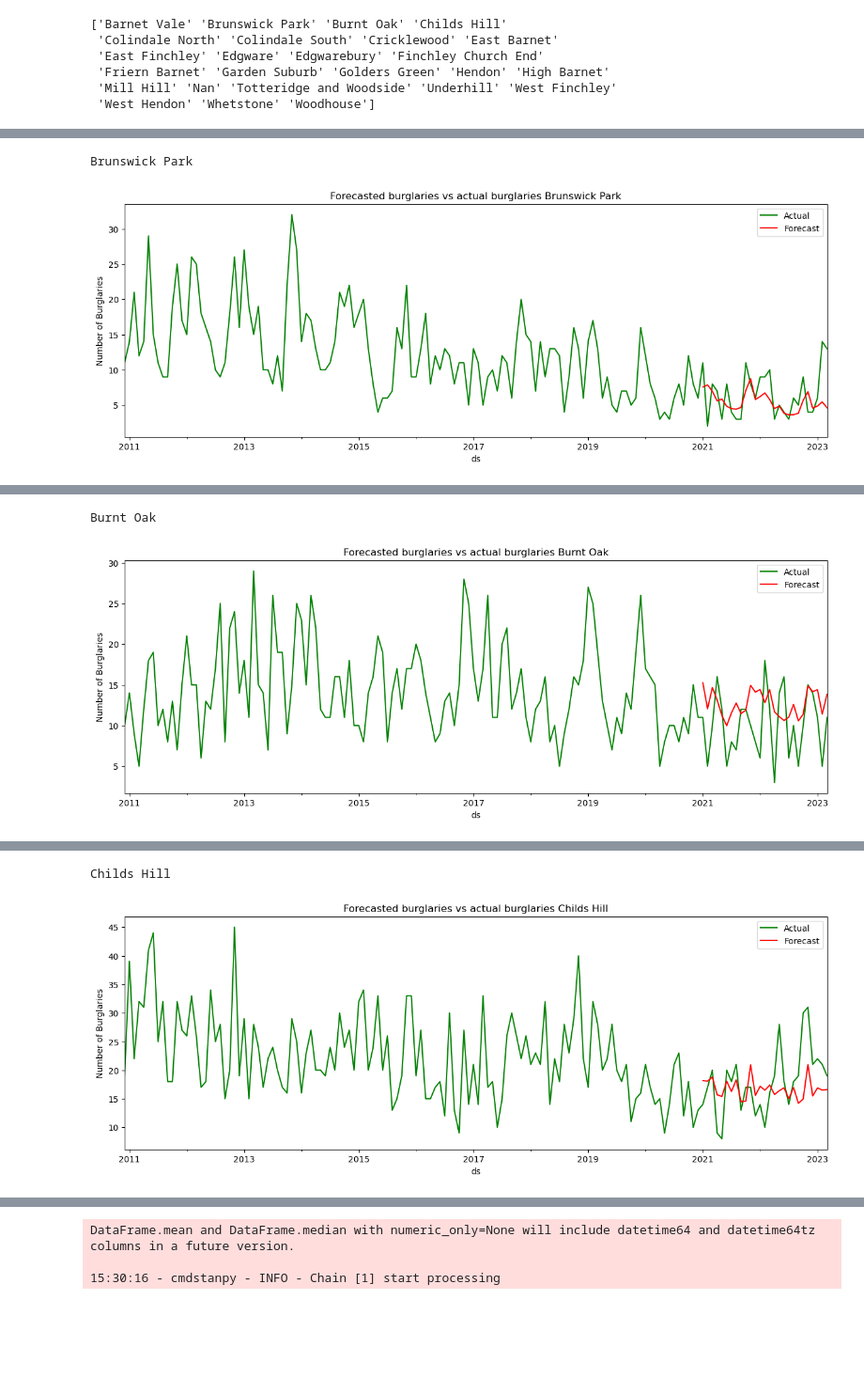
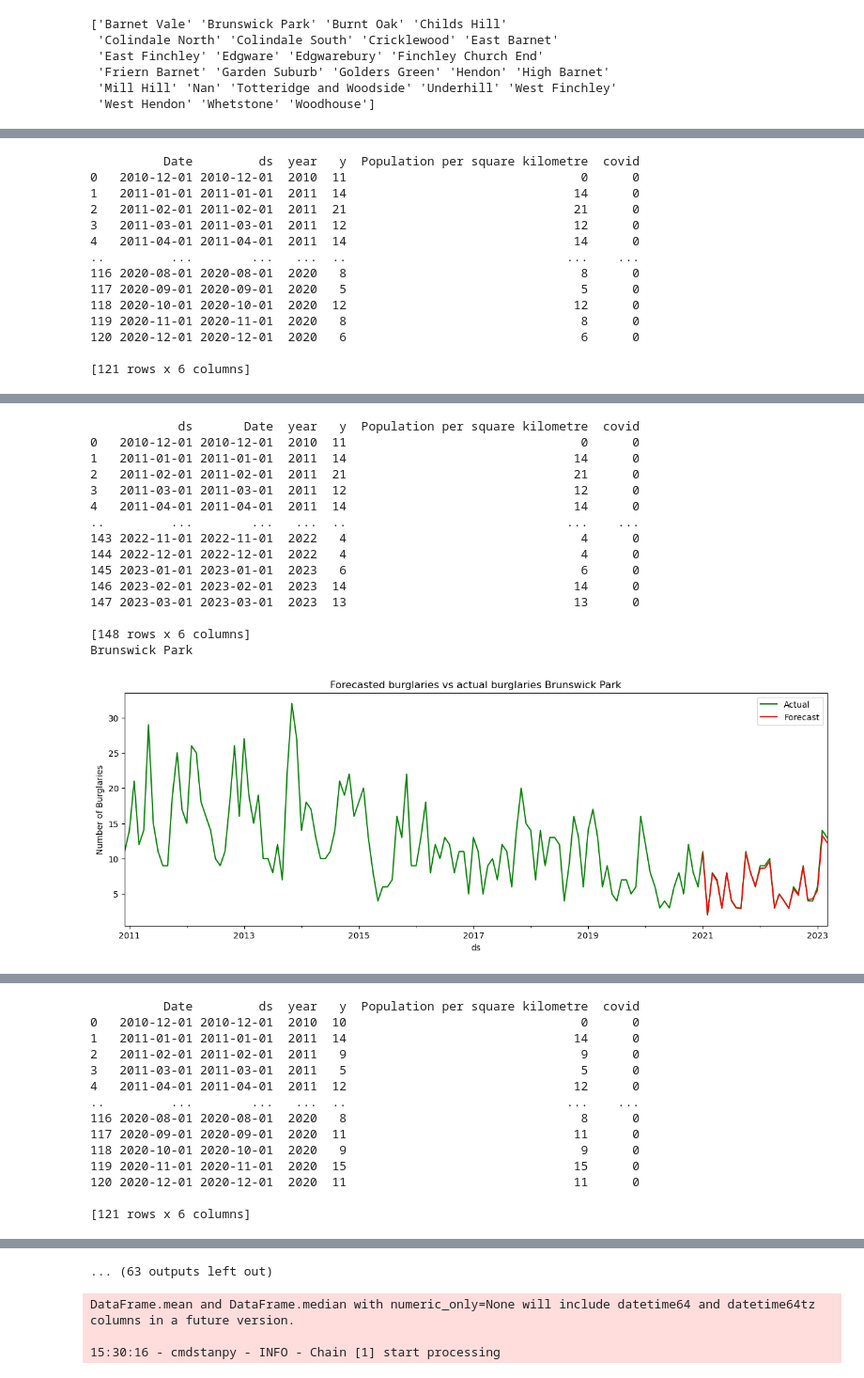
Before and after one commit to isavgt/JBG050-group11, a Jupyter notebook: forecast_prophet.ipynb, the cells around one changed output, grey strips where cells are left out. Shown at 94% size. Drawn from its saved outputs; the diff is of its cells as text; code cells hidden in the pictures; blank space fills up the shorter version.

```diff
--- a/forecast_prophet.ipynb
+++ b/forecast_prophet.ipynb
@@ -140,6 +161,8 @@ df_per_ward['y'] = df_per_ward['Crime type']
 df_per_ward = df_per_ward.rename(columns={'Month num': 'month', 'Year': 'year'})
 df_per_ward['ds'] = pd.to_datetime(df_per_ward[['year', 'month', 'day']])
 df_per_ward['Date'] = df_per_ward['ds']
+df_per_ward['covid']  = 0
+df_per_ward['covid'][((df_per_ward['year']==2020) & (df_per_ward['month']>2)) | ((df_per_ward['year']==2021)& (df_per_ward['month']<6))]
 dates['Date'] = dates[0]
 dates = dates[['Date']]
 # %% [output]
@@ -150,8 +173,6 @@ dates = dates[['Date']]
  'Mill Hill' 'Nan' 'Totteridge and Woodside' 'Underhill' 'West Finchley'
  'West Hendon' 'Whetstone' 'Woodhouse']
 # %%
-#print(df_per_ward)
-
 # Get holiday dataset
 holiday = pd.DataFrame([])
 for date, name in sorted(holidays.country_holidays('GB', subdiv='England', years=[2012, 2013, 2014, 2015, 2016, 2017, 2018,2019,2020,2021, 2022, 2023]).items()):
@@ -182,7 +203,7 @@ mae = []
 for ward in wards:
        # Select data of ward
        df_ward = df_per_ward[df_per_ward['Ward']==ward]
-       df_ward = df_ward[['ds', 'Date', 'year', 'y', 'Population per square kilometre']]
+       df_ward = df_ward[['ds', 'Date', 'year', 'y', 'Population per square kilometre','covid']]
        # Merge with all dates to have a consistent dataframe
        df_ward = pd.merge(dates, df_ward, how="left", on='Date')
        df_ward['ds'] = df_ward['Date']
@@ -190,16 +211,18 @@ for ward in wards:
        df_ward = df_ward.fillna(df_ward.mean())
        df_ward['year'] = pd.DatetimeIndex(df_ward['Date']).year
        train_ward = df_ward[df_ward['year']<(training_upto+1)]
+       print(train_ward)
        test_ward = df_ward[(df_ward['year']>training_upto)]
-       best_model = Prophet(seasonality_mode= 'multiplicative', changepoint_prior_scale= 0.15, seasonality_prior_scale= 0.15, holidays_prior_scale= 0.01, holidays= holiday)
+       best_model = Prophet(seasonality_mode= 'additive', changepoint_prior_scale= 15, seasonality_prior_scale= 15, holidays_prior_scale= 30, holidays= holiday)
        best_model.add_regressor('Population per square kilometre')
        best_model.fit(train_ward)
        future_dates = best_model.make_future_dataframe(periods=forecast_upto, freq='MS')
        future_dates = pd.merge(future_dates, df_ward, how="left", on='ds')
-       forecast = best_model.predict(future_dates)
+       forecast = best_model.predict(future_dates[-forecast_upto:])
+       print(future_dates)
        print(ward)
-       mae.append(mean_absolute_error(test_ward['y'], forecast['yhat'][-forecast_upto:]))
-       mse.append(mean_squared_error(test_ward['y'], forecast['yhat'][-forecast_upto:]))
+       mae.append(mean_absolute_error(test_ward['y'], forecast['yhat']))
+       mse.append(mean_squared_error(test_ward['y'], forecast['yhat']))
        f, ax = plt.subplots(figsize=(14,5))
        f.set_figheight(5)
        ax.set_xlabel("Year")
@@ -221,2 +241,14 @@ DataFrame.mean and DataFrame.median with numeric_only=None will include datetime
-Brunswick Park
+          Date         ds  year   y  Population per square kilometre  covid
+0   2010-12-01 2010-12-01  2010  11                                0      0
+1   2011-01-01 2011-01-01  2011  14                               14      0
+2   2011-02-01 2011-02-01  2011  21                               21      0
+3   2011-03-01 2011-03-01  2011  12                               12      0
+4   2011-04-01 2011-04-01  2011  14                               14      0
+..         ...        ...   ...  ..                              ...    ...
+116 2020-08-01 2020-08-01  2020   8                                8      0
+117 2020-09-01 2020-09-01  2020   5                                5      0
+118 2020-10-01 2020-10-01  2020  12                               12      0
+119 2020-11-01 2020-11-01  2020   8                                8      0
+120 2020-12-01 2020-12-01  2020   6                                6      0
+
+[121 rows x 6 columns]
-[figure, old version]
@@ -227,4 +257,18 @@ DataFrame.mean and DataFrame.median with numeric_only=None will include datetime
-Burnt Oak
+            ds       Date  year   y  Population per square kilometre  covid
+0   2010-12-01 2010-12-01  2010  11                                0      0
+1   2011-01-01 2011-01-01  2011  14                               14      0
+2   2011-02-01 2011-02-01  2011  21                               21      0
+3   2011-03-01 2011-03-01  2011  12                               12      0
+4   2011-04-01 2011-04-01  2011  14                               14      0
+..         ...        ...   ...  ..                              ...    ...
+143 2022-11-01 2022-11-01  2022   4                                4      0
+144 2022-12-01 2022-12-01  2022   4                                4      0
+145 2023-01-01 2023-01-01  2023   6                                6      0
+146 2023-02-01 2023-02-01  2023  14                               14      0
+147 2023-03-01 2023-03-01  2023  13                               13      0
+
+[148 rows x 6 columns]
+Brunswick Park
-[figure, old version]
+[figure, new version]
 DataFrame.mean and DataFrame.median with numeric_only=None will include datetime64 and datetime64tz columns in a future version.
 
@@ -233,2 +276,14 @@ DataFrame.mean and DataFrame.median with numeric_only=None will include datetime
-Childs Hill
+          Date         ds  year   y  Population per square kilometre  covid
+0   2010-12-01 2010-12-01  2010  10                                0      0
+1   2011-01-01 2011-01-01  2011  14                               14      0
+2   2011-02-01 2011-02-01  2011   9                                9      0
+3   2011-03-01 2011-03-01  2011   5                                5      0
+4   2011-04-01 2011-04-01  2011  12                               12      0
+..         ...        ...   ...  ..                              ...    ...
+116 2020-08-01 2020-08-01  2020   8                                8      0
+117 2020-09-01 2020-09-01  2020  11                               11      0
+118 2020-10-01 2020-10-01  2020   9                                9      0
+119 2020-11-01 2020-11-01  2020  15                               15      0
+120 2020-12-01 2020-12-01  2020  11                               11      0
+
+[121 rows x 6 columns]
-[figure, removed]
@@ -242,3 +325,4 @@ East Barnet
+... (63 outputs left out)
 # %%
 
 # Get holiday dataset
```
Also changed, not shown: parts of 5 cells of this notebook.
